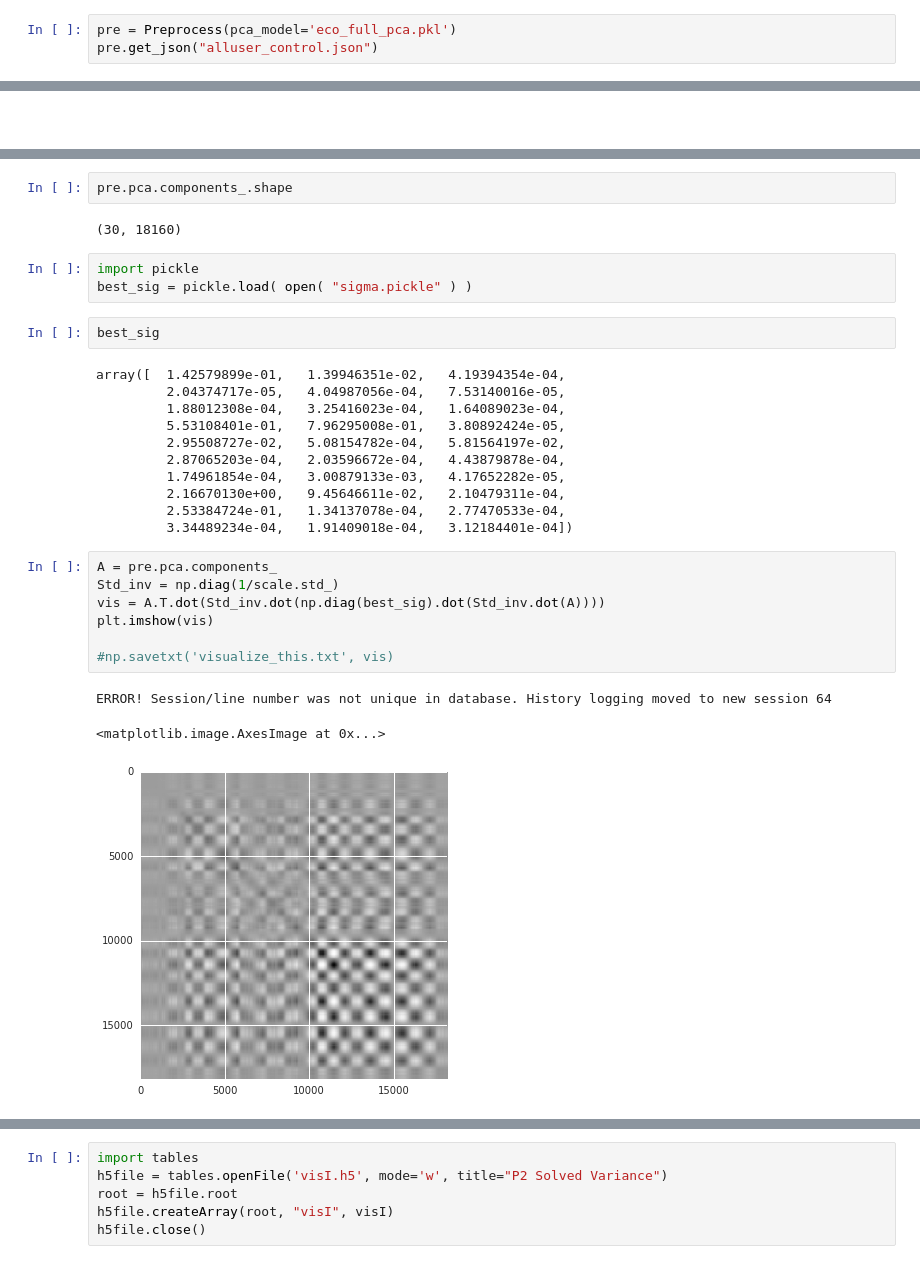
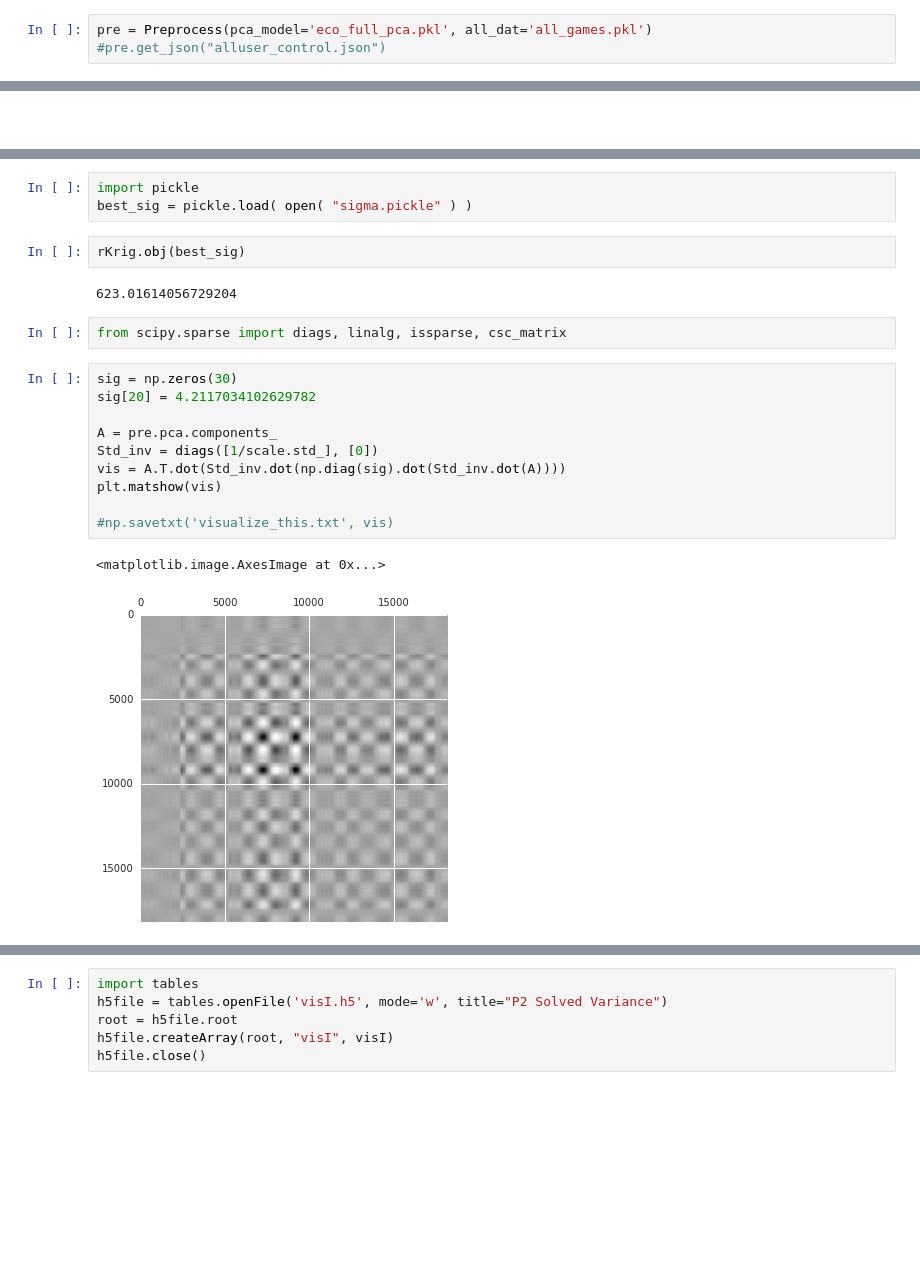
Before and after one commit to DesignInformaticsLab/EcoRacer2016, a Jupyter notebook: testing_NB.ipynb, the cells around one changed output, grey strips where cells are left out. Drawn from its saved outputs; the diff is of its cells as text; blank space fills up the shorter version.

```diff
--- a/testing_NB.ipynb
+++ b/testing_NB.ipynb
@@ -114,7 +7,7 @@ from sklearn.externals import joblib
 # %%
 %run preprocess.py
 # %%
-pre = Preprocess(pca_model='eco_full_pca.pkl')
-pre.get_json("alluser_control.json")
+pre = Preprocess(pca_model='eco_full_pca.pkl', all_dat='all_games.pkl')
+#pre.get_json("alluser_control.json")
 # %%
 #pre.train_pca()
@@ -223,31 +84,22 @@ array([[ 0.02812001,  0.        ,  0.        ,  0.        ,  0.        ,
-# %%
-pre.pca.components_.shape
-# %% [output]
-(30, 18160)
 # %%
 import pickle
 best_sig = pickle.load( open( "sigma.pickle" ) )
-# %%
-best_sig
-# %% [output]
-array([  1.42579899e-01,   1.39946351e-02,   4.19394354e-04,
-         2.04374717e-05,   4.04987056e-04,   7.53140016e-05,
-         1.88012308e-04,   3.25416023e-04,   1.64089023e-04,
-         5.53108401e-01,   7.96295008e-01,   3.80892424e-05,
-         2.95508727e-02,   5.08154782e-04,   5.81564197e-02,
-         2.87065203e-04,   2.03596672e-04,   4.43879878e-04,
-         1.74961854e-04,   3.00879133e-03,   4.17652282e-05,
-         2.16670130e+00,   9.45646611e-02,   2.10479311e-04,
-         2.53384724e-01,   1.34137078e-04,   2.77470533e-04,
-         3.34489234e-04,   1.91409018e-04,   3.12184401e-04])
+# %%
+rKrig.obj(best_sig)
+# %% [output]
+623.01614056729204
+# %%
+from scipy.sparse import diags, linalg, issparse, csc_matrix
 # %%
+sig = np.zeros(30)
+sig[20] = 4.2117034102629782
+
 A = pre.pca.components_
-Std_inv = np.diag(1/scale.std_)
-vis = A.T.dot(Std_inv.dot(np.diag(best_sig).dot(Std_inv.dot(A))))
-plt.imshow(vis)
+Std_inv = diags([1/scale.std_], [0])
+vis = A.T.dot(Std_inv.dot(np.diag(sig).dot(Std_inv.dot(A))))
+plt.matshow(vis)
 
 #np.savetxt('visualize_this.txt', vis)
 # %% [output]
-ERROR! Session/line number was not unique in database. History logging moved to new session 64
+<matplotlib.image.AxesImage at 0x...>
-<matplotlib.image.AxesImage at 0x...>
-[figure, old version]
+[figure, new version]
```
Also changed, not shown: parts of 54 cells of this notebook, 8 other files.
